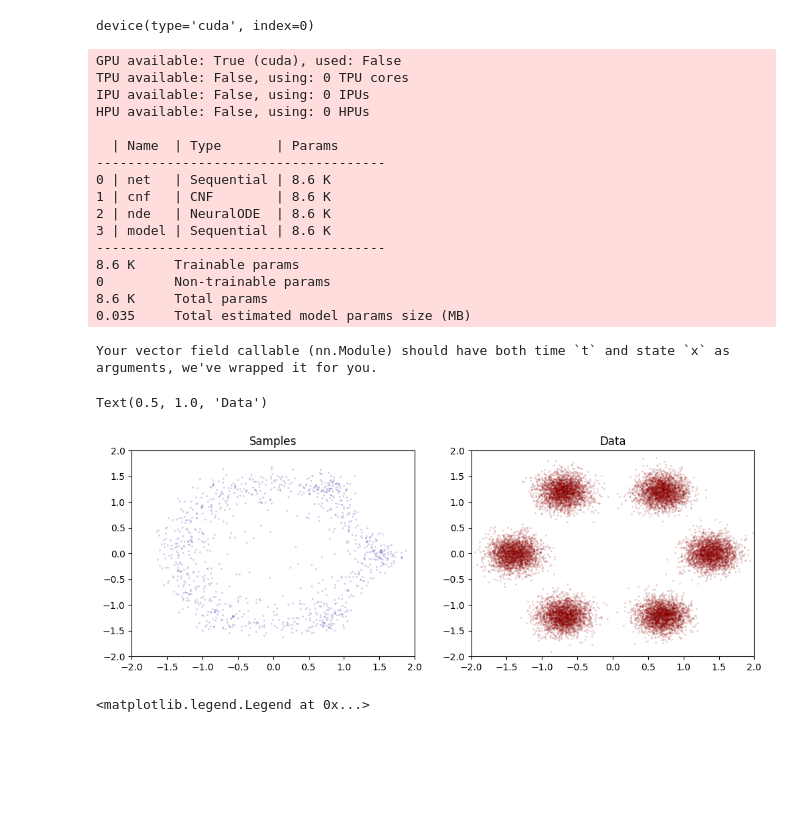
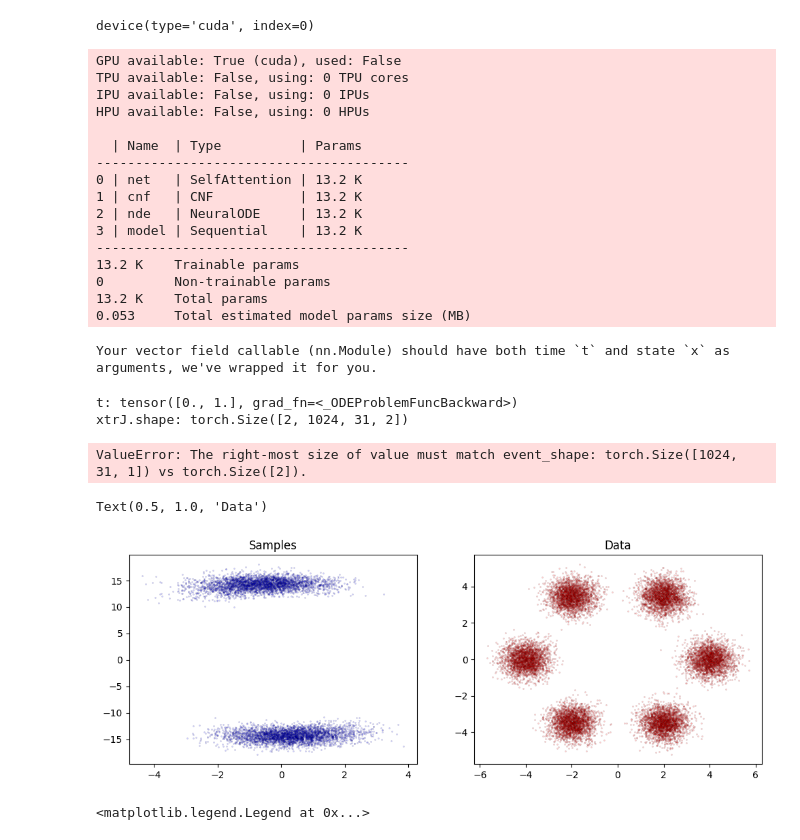
Before and after one commit to ewencedr/particle_fm, a Jupyter notebook: notebooks/test_cnf.ipynb, the cells around one changed output. Drawn from its saved outputs; the diff is of its cells as text; code cells hidden in the pictures; blank space fills up the shorter version.

```diff
--- a/notebooks/test_cnf.ipynb
+++ b/notebooks/test_cnf.ipynb
@@ -69,7 +57,12 @@ f = nn.Sequential(
         nn.Linear(64, 2),
     )
 # cnf wraps the net as with other energy models
-# default trace_estimator, when not specified, is autograd_trace
+# default trace_estimator, when not specified, is autograd_trac
+import sys
+import os
+sys.path.append(os.path.abspath("/home/ewencedr/deep-learning/src/models"))
+from components import SelfAttention
+f = SelfAttention(2,[64,64],2)
 # %%
 from torch.distributions import MultivariateNormal, Uniform, TransformedDistribution, SigmoidTransform, Categorical
 # %%
@@ -99,7 +92,9 @@ class Learner(pl.LightningModule):
         self.iters += 1
         x, _ = batch
         t, xtrJ = self.model(x)
-        logprob = self.prior.log_prob(xtrJ[1, :,1:]) - xtrJ[1, :,0] # logp(z_S) = logp(z_0) - \int_0^S trJ
+        print(f"t: {t}")
+        print(f"xtrJ.shape: {xtrJ.shape}")
+        logprob = self.prior.log_prob(xtrJ[1, ...,1:]) - xtrJ[1, ...,0] # logp(z_S) = logp(z_0) - \int_0^S trJ
         loss = -torch.mean(logprob)
         self.nde.nfe = 0
         return {'loss': loss}
@@ -112,6 +113,6 @@ class Learner(pl.LightningModule):
 # %%
 learn = Learner(f)
-trainer = pl.Trainer(max_epochs=32)
+trainer = pl.Trainer(max_epochs=10)
 trainer.fit(learn)
 # %% [output]
 GPU available: True (cuda), used: False
@@ -119,35 +120,38 @@ TPU available: False, using: 0 TPU cores
 IPU available: False, using: 0 IPUs
 HPU available: False, using: 0 HPUs
 
-  | Name  | Type       | Params
--------------------------------------
-0 | net   | Sequential | 8.6 K
-1 | cnf   | CNF        | 8.6 K
-2 | nde   | NeuralODE  | 8.6 K
-3 | model | Sequential | 8.6 K
--------------------------------------
-8.6 K     Trainable params
+  | Name  | Type          | Params
+----------------------------------------
+0 | net   | SelfAttention | 13.2 K
+1 | cnf   | CNF           | 13.2 K
+2 | nde   | NeuralODE     | 13.2 K
+3 | model | Sequential    | 13.2 K
+----------------------------------------
+13.2 K    Trainable params
 0         Non-trainable params
-8.6 K     Total params
-0.035     Total estimated model params size (MB)
+13.2 K    Total params
+0.053     Total estimated model params size (MB)
 Your vector field callable (nn.Module) should have both time `t` and state `x` as arguments, we've wrapped it for you.
+t: tensor([0., 1.], grad_fn=<_ODEProblemFuncBackward>)
+xtrJ.shape: torch.Size([2, 1024, 31, 2])
+ValueError: The right-most size of value must match event_shape: torch.Size([1024, 31, 1]) vs torch.Size([2]).
 # %%
-new_x = learn.sample(10).cpu().detach()[1]
+new_x = learn.sample(7000).cpu().detach()[1]
 #new_x = learn.sample(10)
 # %%
 plt.figure(figsize=(12, 4))
 plt.subplot(121)
 plt.scatter(new_x[:,1], new_x[:,2], s=2.3, alpha=0.2, linewidths=0.3, c='blue', edgecolors='black')
-plt.xlim(-2, 2) ; plt.ylim(-2, 2)
+#plt.xlim(-6, 6) ; plt.ylim(-6, 6)
 plt.title('Samples')
 
 plt.subplot(122)
 plt.scatter(X[:,0], X[:,1], s=2.3, alpha=0.2, c='red',  linewidths=0.3, edgecolors='black')
-plt.xlim(-2, 2) ; plt.ylim(-2, 2)
+#plt.xlim(-6, 6) ; plt.ylim(-6, 6)
 plt.title('Data')
 # %% [output]
 Text(0.5, 1.0, 'Data')
-[figure, old version]
+[figure, new version]
 # %%
 traj = model[1].trajectory(Augmenter(1, 1)(sample.to(device)), t_span=torch.linspace(1, 0, 100)).detach().cpu()
 sample = sample.cpu()
```
Also changed, not shown: parts of 6 cells of this notebook, 3 other files.
